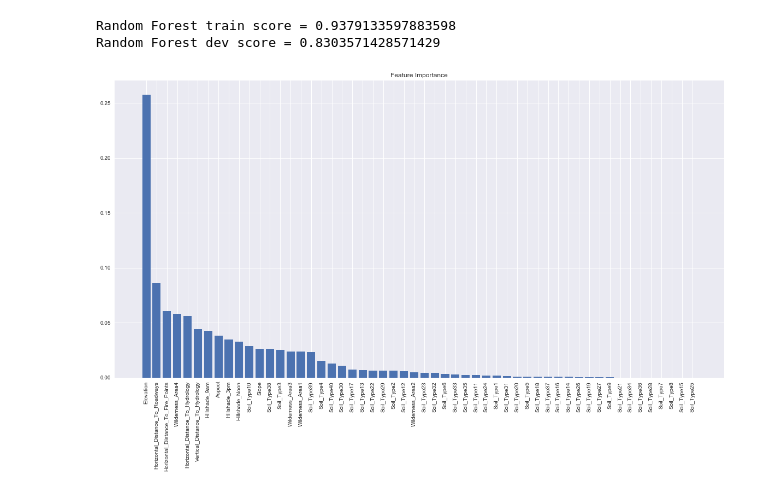
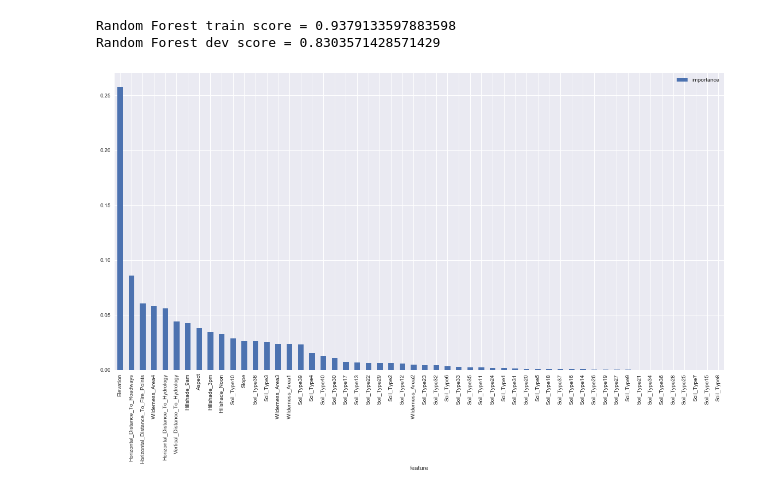
Before and after one commit to zachday1/207_forest_cover, a Jupyter notebook: zyu_EDA_v2.ipynb, the cells around one changed output. Saved outputs shown, nothing was run; the diff lists cells and outputs as text; code cells hidden in the pictures.

Commit message:
updated feature importance code

```diff
--- a/zyu_EDA_v2.ipynb
+++ b/zyu_EDA_v2.ipynb
@@ -382,17 +382,17 @@ print('Random Forest dev score =', clf.score(X=X_dev,y=Y_dev))
 # %% [output]
 Random Forest train score = 0.9379133597883598
 Random Forest dev score = 0.8303571428571429
-# %%
-# 3: Get feature importance and plot results
-featureImp = [(i, clf.feature_importances_[i]) for i in range(len(clf.feature_importances_))]
-featureImp =sorted(featureImp,key=lambda x: x[1],reverse=True)
-indList= [x[0] for x in featureImp]
-
-plt.figure(figsize=(20,10))
-plt.title('Feature Importance')
-plt.bar(range(len(clf.feature_importances_)), [x[1] for x in featureImp])
-plt.xticks(range(len(clf.feature_importances_)),
-           df_train.drop('Cover_Type',axis=1).columns[indList],rotation=90)
-plt.show()
-# %% [output]
-[figure, removed]
+# %%
+# 3: Get feature importance and plot results
+predictors = df_train.columns[:-1]
+
+importance_df = pd.DataFrame({
+    'feature': predictors,
+    'importance': clf.feature_importances_
+})
+
+importance_df.sort_values(by='importance',
+                          ascending=False).plot(x='feature', y='importance', kind='bar', figsize=(20,10))
+plt.show()
+# %% [output]
+[figure, added]
```
